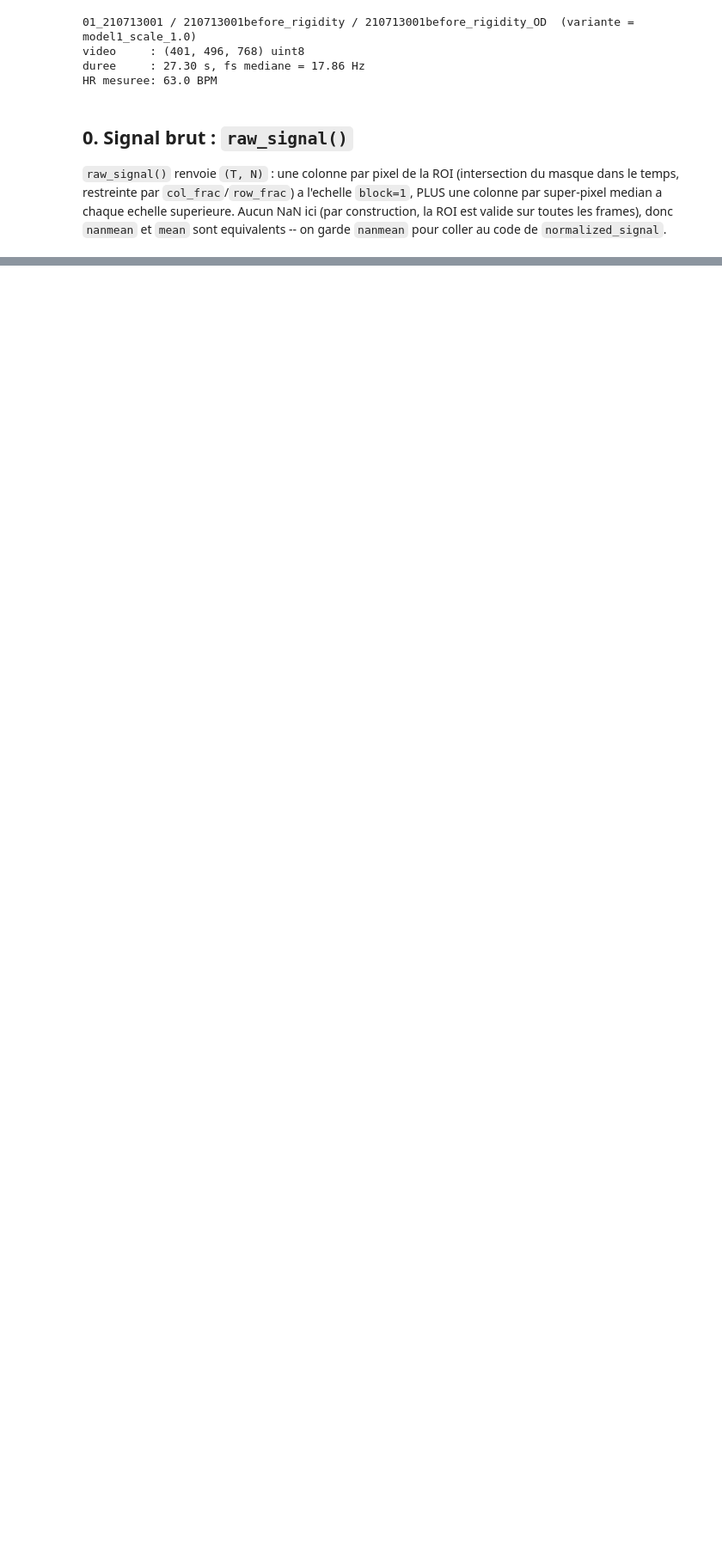
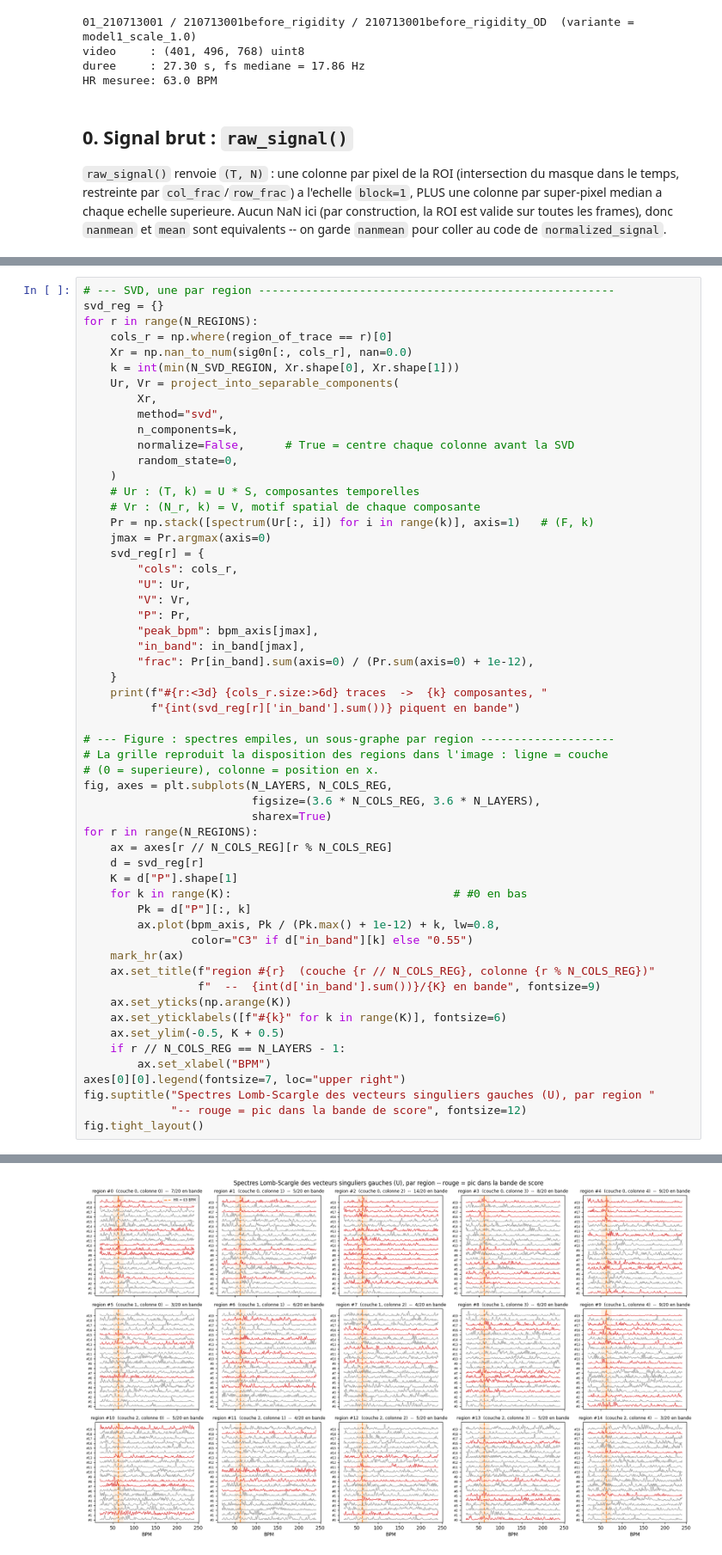
Before and after one commit to ClementPla/OcularRigidity, a Jupyter notebook: notebook/test_norm_int.ipynb, the cells around one changed output, grey strips where cells are left out. Shown at 86% size. Saved outputs shown, nothing was run; the diff lists cells and outputs as text; blank space fills up the shorter version.

```diff
--- a/notebook/test_norm_int.ipynb
+++ b/notebook/test_norm_int.ipynb
@@ -699,0 +480,57 @@ normalized_signal() a leve : AxisError: axis 1 is out of bounds for array of dim
+# %%
+# --- SVD, une par region -----------------------------------------------------
+svd_reg = {}
+for r in range(N_REGIONS):
+    cols_r = np.where(region_of_trace == r)[0]
+    Xr = np.nan_to_num(sig0n[:, cols_r], nan=0.0)
+    k = int(min(N_SVD_REGION, Xr.shape[0], Xr.shape[1]))
+    Ur, Vr = project_into_separable_components(
+        Xr,
+        method="svd",
+        n_components=k,
+        normalize=False,      # True = centre chaque colonne avant la SVD
+        random_state=0,
+    )
+    # Ur : (T, k) = U * S, composantes temporelles
+    # Vr : (N_r, k) = V, motif spatial de chaque composante
+    Pr = np.stack([spectrum(Ur[:, i]) for i in range(k)], axis=1)   # (F, k)
+    jmax = Pr.argmax(axis=0)
+    svd_reg[r] = {
+        "cols": cols_r,
+        "U": Ur,
+        "V": Vr,
+        "P": Pr,
+        "peak_bpm": bpm_axis[jmax],
+        "in_band": in_band[jmax],
+        "frac": Pr[in_band].sum(axis=0) / (Pr.sum(axis=0) + 1e-12),
+    }
+    print(f"#{r:<3d} {cols_r.size:>6d} traces  ->  {k} composantes, "
+          f"{int(svd_reg[r]['in_band'].sum())} piquent en bande")
+
+# --- Figure : spectres empiles, un sous-graphe par region --------------------
+# La grille reproduit la disposition des regions dans l'image : ligne = couche
+# (0 = superieure), colonne = position en x.
+fig, axes = plt.subplots(N_LAYERS, N_COLS_REG,
+                         figsize=(3.6 * N_COLS_REG, 3.6 * N_LAYERS),
+                         sharex=True)
+for r in range(N_REGIONS):
+    ax = axes[r // N_COLS_REG][r % N_COLS_REG]
+    d = svd_reg[r]
+    K = d["P"].shape[1]
+    for k in range(K):                                 # #0 en bas
+        Pk = d["P"][:, k]
+        ax.plot(bpm_axis, Pk / (Pk.max() + 1e-12) + k, lw=0.8,
+                color="C3" if d["in_band"][k] else "0.55")
+    mark_hr(ax)
+    ax.set_title(f"region #{r}  (couche {r // N_COLS_REG}, colonne {r % N_COLS_REG})"
+                 f"  --  {int(d['in_band'].sum())}/{K} en bande", fontsize=9)
+    ax.set_yticks(np.arange(K))
+    ax.set_yticklabels([f"#{k}" for k in range(K)], fontsize=6)
+    ax.set_ylim(-0.5, K + 0.5)
+    if r // N_COLS_REG == N_LAYERS - 1:
+        ax.set_xlabel("BPM")
+axes[0][0].legend(fontsize=7, loc="upper right")
+fig.suptitle("Spectres Lomb-Scargle des vecteurs singuliers gauches (U), par region "
+             "-- rouge = pic dans la bande de score", fontsize=12)
+fig.tight_layout()
+# %% [output]
@@ -699,0 +552 @@ normalized_signal() a leve : AxisError: axis 1 is out of bounds for array of dim
+[figure, added]
```
Also changed, not shown: parts of 27 cells of this notebook.
